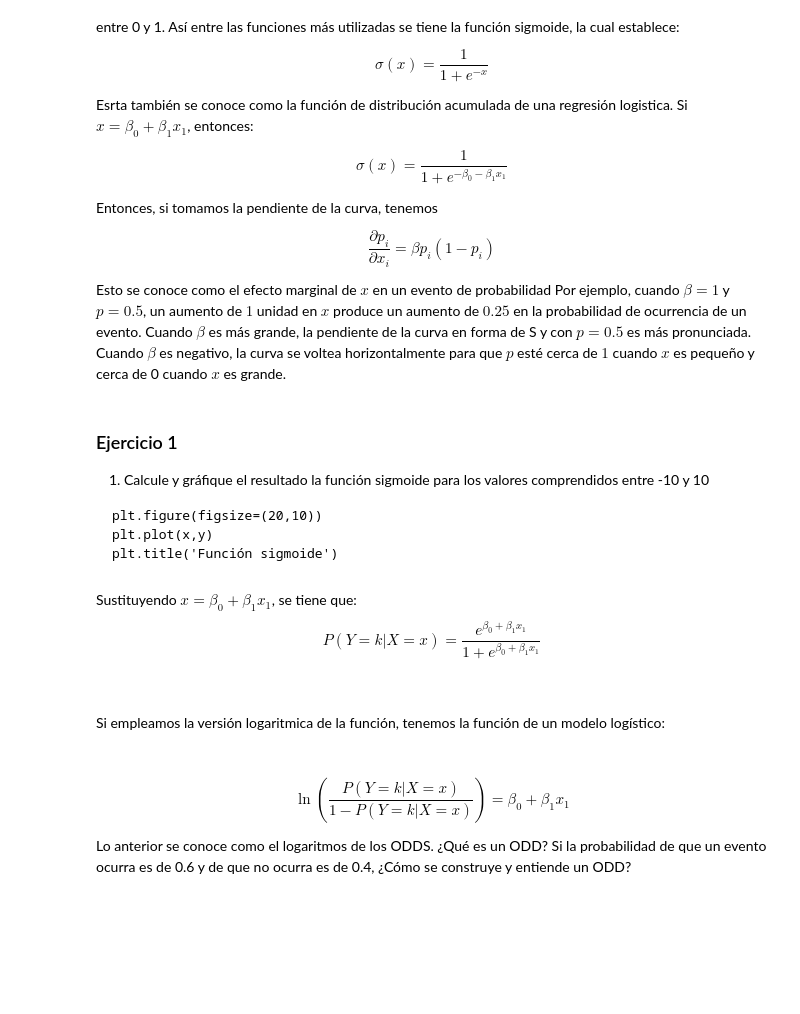
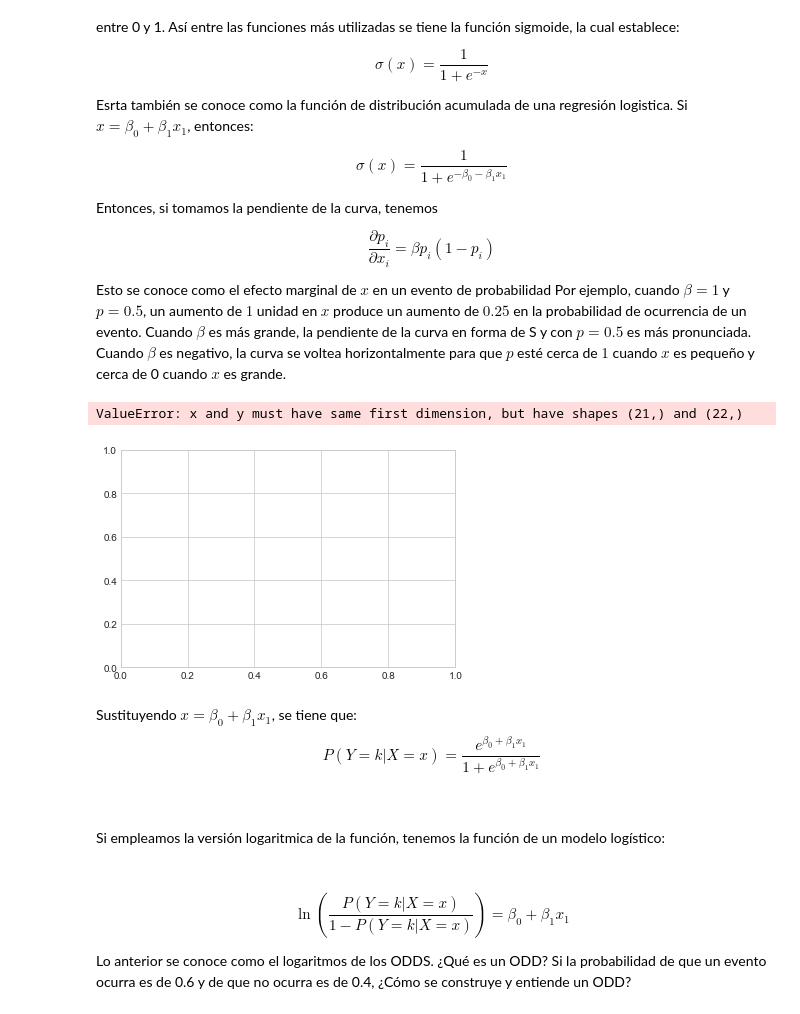
Before and after one commit to BrianS8/Introduction-to-Machine-Learning, a Jupyter notebook: Classification/Clase_RegresionLogistica_2.ipynb, the cells around one changed output. Saved outputs shown, nothing was run; the diff lists cells and outputs as text; code cells hidden in the pictures; blank space fills up the shorter version.

````diff
--- a/Classification/Clase_RegresionLogistica_2.ipynb
+++ b/Classification/Clase_RegresionLogistica_2.ipynb
@@ -95,14 +96,19 @@ $${\displaystyle \frac{\partial p_{i}}{\partial x_{i}}=\beta p_{i}\left(1-p_{i}\
 
 Esto se conoce como el efecto marginal de $x$ en un evento de probabilidad
 Por ejemplo, cuando $\beta = 1$ y $p = 0.5$, un aumento de $1$ unidad en $x$ produce un aumento de $0.25$ en la probabilidad de ocurrencia de un evento. Cuando $\beta$ es más grande, la pendiente de la curva en forma de S y con $p = 0.5$ es más pronunciada. Cuando $\beta$ es negativo, la curva se voltea horizontalmente para que $p$ esté cerca de $1$ cuando $x$ es pequeño y cerca de 0 cuando $x$ es grande.
-# %% [markdown]
-### Ejercicio 1
-1. Calcule y gráfique el resultado la función sigmoide para los valores comprendidos entre -10 y 10
-```
-plt.figure(figsize=(20,10))
-plt.plot(x,y)
-plt.title('Función sigmoide')
-```
+# %%
+vector = np.array([-10,-9,-8,-7,-6,-5,-4,-3,-2,-1,0,1,2,3,4,5,6,7,8,9,10])
+
+# def FSigmoide():
+nvector = vector*(-1)
+npvector =  np.array([0,0,0,0,0,0,0,0,0,0,0,0,0,0,0,0,0,0,0,0,0,0])
+for x in range(len(nvector)):
+    npvector[x] = 1/ 1+math.exp(x)
+npvector
+# plt.plot(vector,npvector)
+# %% [output]
+ValueError: x and y must have same first dimension, but have shapes (21,) and (22,)
+[figure, added]
 # %% [markdown]
 Sustituyendo $x = \beta_{0}+\beta_{1}x_{1}$, se tiene que:
 $$P\left ( Y = k | X = x \right ) = {\displaystyle \frac{e^{\beta_{0}+\beta_{1}x_{1}}}{1+e^{\beta_{0}+\beta_{1}x_{1}}}}$$
````
Also changed, not shown: parts of 3 cells of this notebook, 2 other files.
